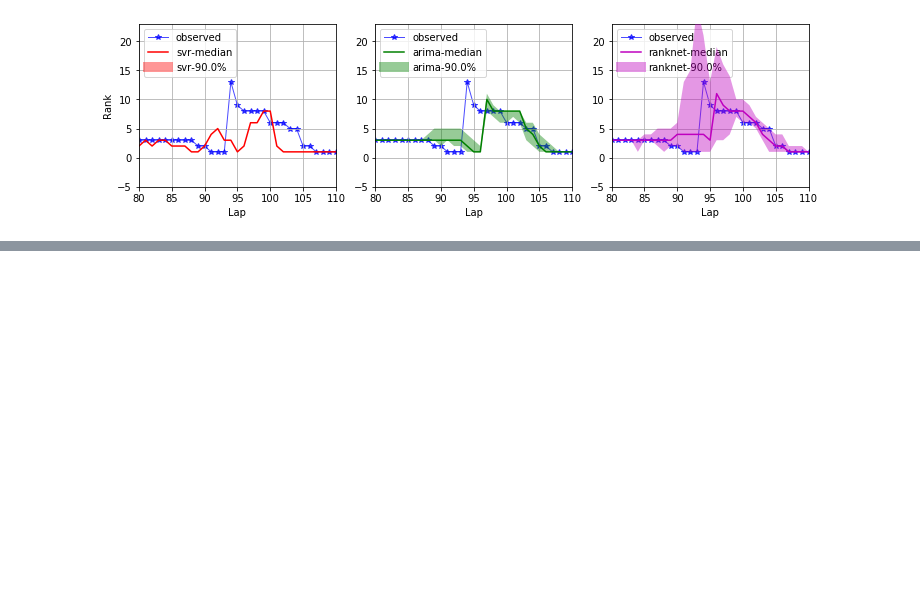
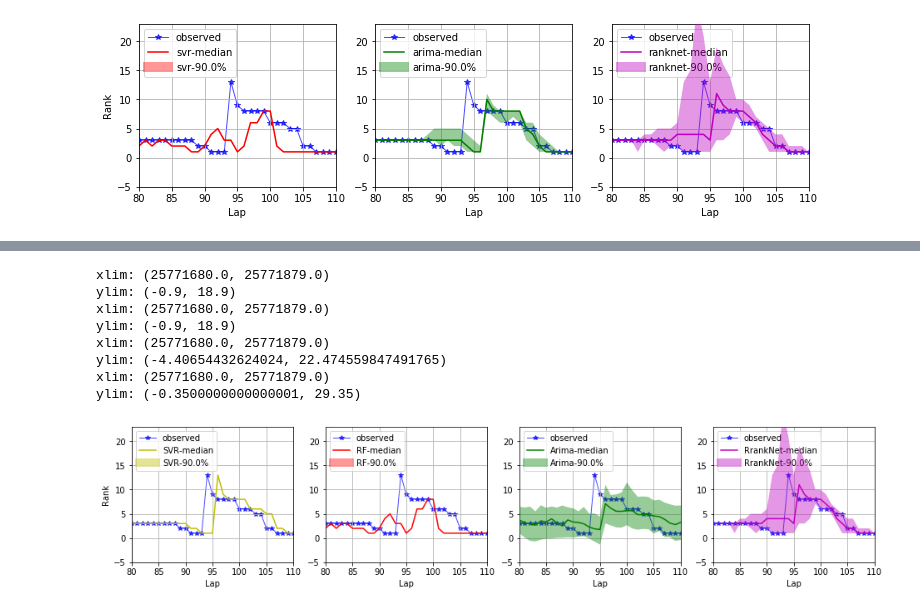
Before and after one commit to DSC-SPIDAL/rankpredictor, a Jupyter notebook: run/22.PaperFinal/notebook/Model_compare_ranknet_vs_others.ipynb, the cells around one changed output, grey strips where cells are left out. Drawn from its saved outputs; the diff is of its cells as text; code cells hidden in the pictures; blank space fills up the shorter version.

```diff
--- a/run/22.PaperFinal/notebook/Model_compare_ranknet_vs_others.ipynb
+++ b/run/22.PaperFinal/notebook/Model_compare_ranknet_vs_others.ipynb
@@ -243,6 +242,13 @@ def savedata(datafile,dfs):
         #savedata = [freq, train_set, test_set]
         # Pickle the 'data' dictionary using the highest protocol available.
         pickle.dump(savedata, f, pickle.HIGHEST_PROTOCOL)
+
+def loaddata(datafile):
+    with open(datafile, 'rb') as f:
+        # The protocol version used is detected automatically, so we do not
+        # have to specify it.
+        dfout = pickle.load(f, encoding='latin1')
+        return dfout
 # %%
 def long_predict_bymloutput(output, dfin):
     """
@@ -888,0 +977,17 @@ ylim: (-0.3500000000000001, 29.35)
+# %%
+tss_arima, target_svr, target_rf,target_arima, target_ranknet_1run = loaddata('Fig3-RankNet-MLP.pickle')
+# %%
+plot_forecasts(tss_arima, [target_svr, target_rf,target_arima, target_ranknet_1run],
+               'ranknet-rf-rank-forecast',
+                   colors = ['y','r','g','m'],
+                   plabels= ['observed','SVR','RF','Arima','RrankNet'])
+# %% [output]
+xlim: (25771680.0, 25771879.0)
+ylim: (-0.9, 18.9)
+xlim: (25771680.0, 25771879.0)
+ylim: (-0.9, 18.9)
+xlim: (25771680.0, 25771879.0)
+ylim: (-4.40654432624024, 22.474559847491765)
+xlim: (25771680.0, 25771879.0)
+ylim: (-0.3500000000000001, 29.35)
+[figure, added]
```
Also changed, not shown: parts of 7 cells of this notebook, 5 other files.
